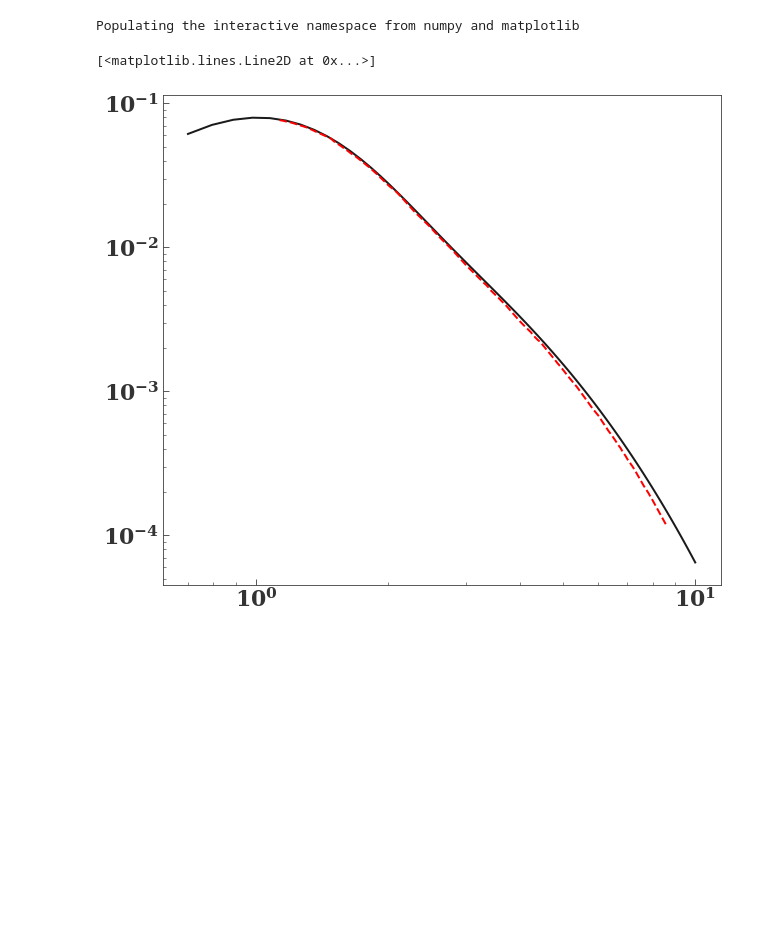
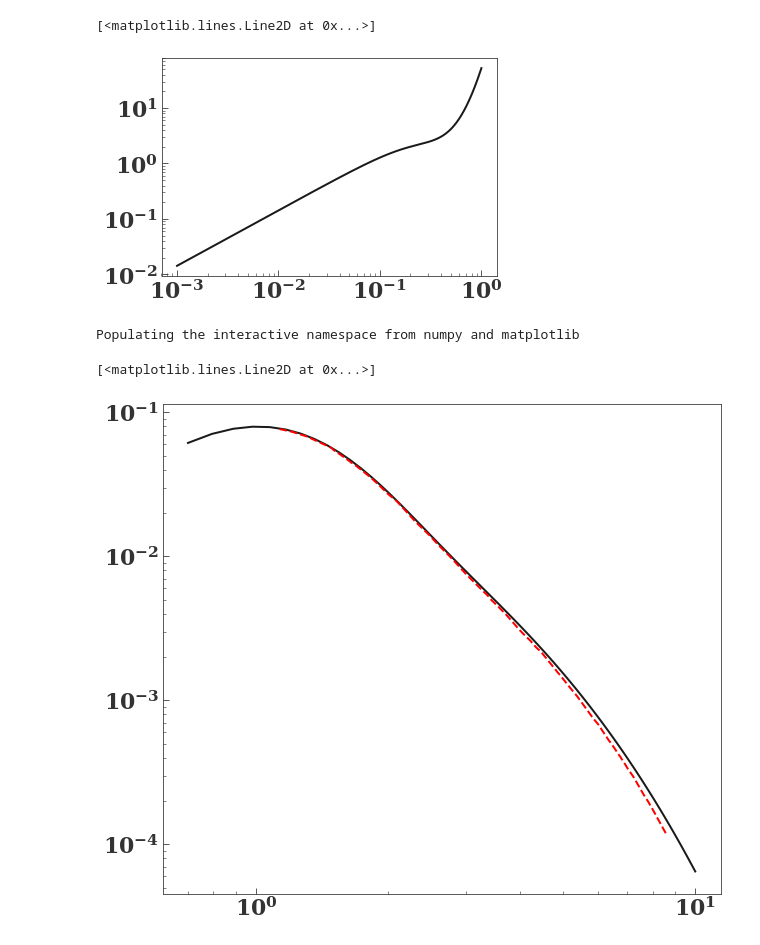
Before and after one commit to alekseygenerozov/mode_analyze, a Jupyter notebook: example.ipynb, the cells around one changed output. Saved outputs shown, nothing was run; the diff lists cells and outputs as text; code cells hidden in the pictures; blank space fills up the shorter version.

```diff
--- a/example.ipynb
+++ b/example.ipynb
@@ -30,3 +101,8 @@ Populating the interactive namespace from numpy and matplotlib
+# %%
+loglog(ma_3.modes_dict['0_2']['xs'], abs(ma_3.modes_dict['0_2']['xi_r']))
+# %% [output]
+[<matplotlib.lines.Line2D at 0x...>]
+[figure, added]
 # %%
 %pylab inline
 fig,ax=plt.subplots(figsize=(10,9))
```
Also changed, not shown: parts of 12 cells of this notebook, 1 other file.
